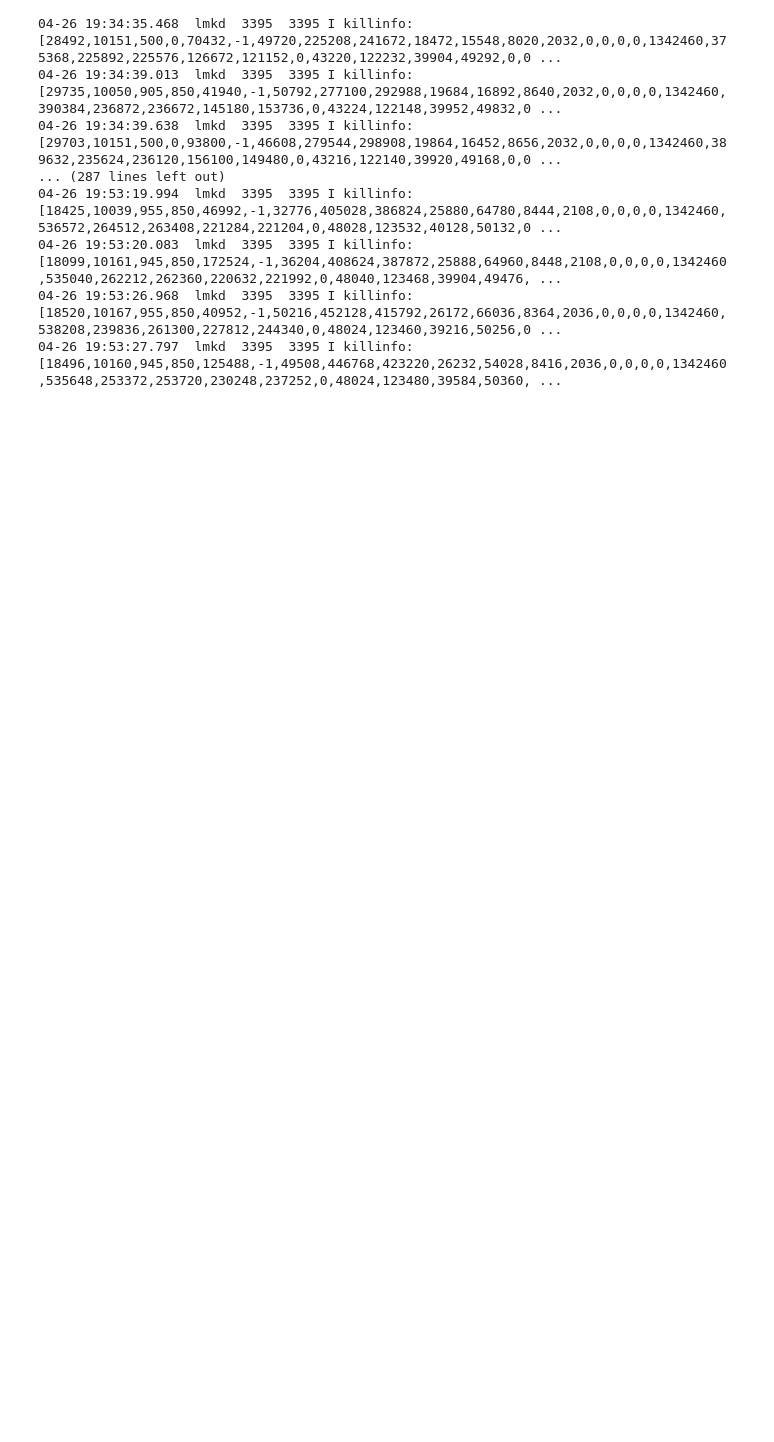
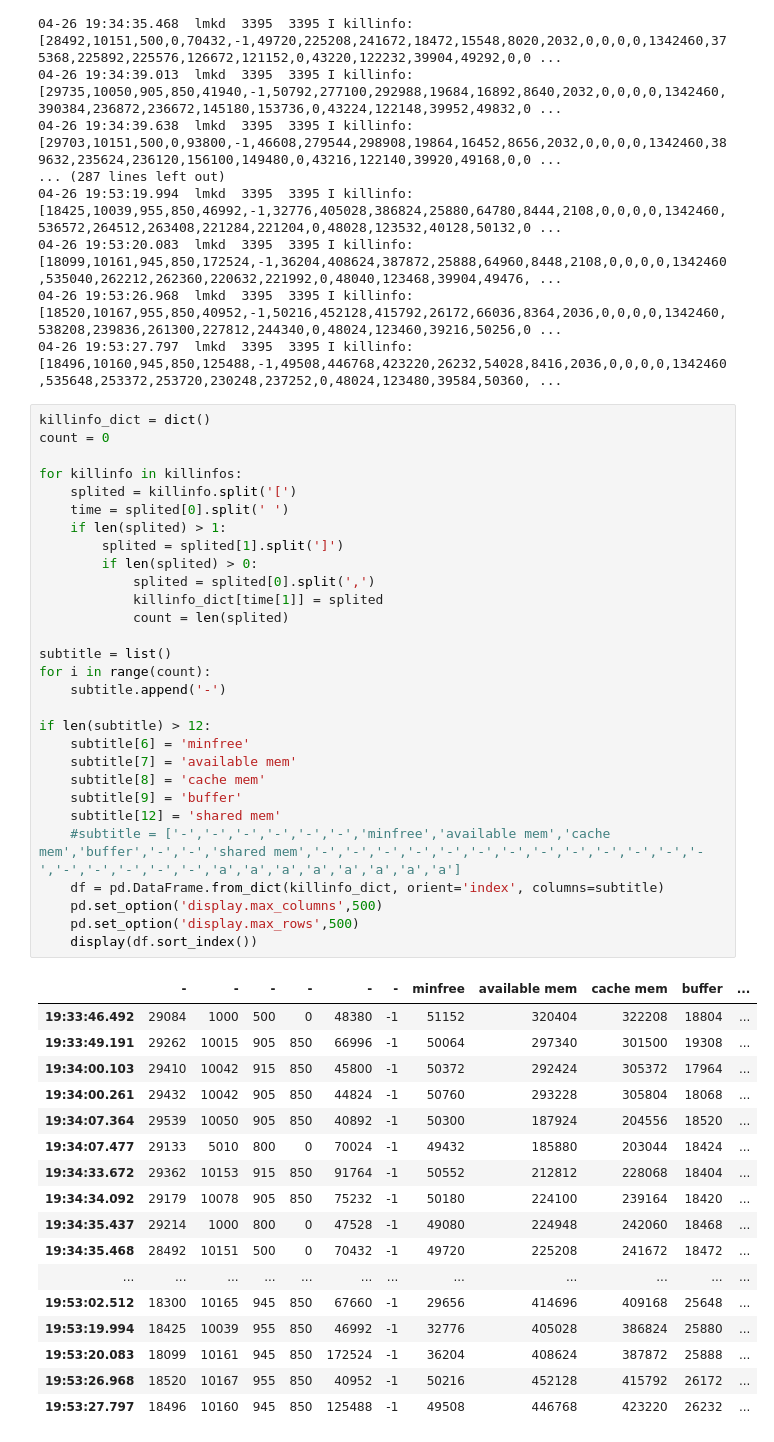
Before and after one commit to Binse-Park/Parser-android-s-dumpstate, a Jupyter notebook: log_parser.ipynb, the cells around one changed output. Drawn from its saved outputs; the diff is of its cells as text; blank space fills up the shorter version.

```diff
--- a/log_parser.ipynb
+++ b/log_parser.ipynb
@@ -1398,3 +1398,50 @@ killinfos = grep(lines,['killinfo'], 1)
 04-26 19:53:20.083  lmkd  3395  3395 I killinfo: [18099,10161,945,850,172524,-1,36204,408624,387872,25888,64960,8448,2108,0,0,0,0,1342460,535040,262212,262360,220632,221992,0,48040,123468,39904,49476, ...
 04-26 19:53:26.968  lmkd  3395  3395 I killinfo: [18520,10167,955,850,40952,-1,50216,452128,415792,26172,66036,8364,2036,0,0,0,0,1342460,538208,239836,261300,227812,244340,0,48024,123460,39216,50256,0 ...
 04-26 19:53:27.797  lmkd  3395  3395 I killinfo: [18496,10160,945,850,125488,-1,49508,446768,423220,26232,54028,8416,2036,0,0,0,0,1342460,535648,253372,253720,230248,237252,0,48024,123480,39584,50360, ...
+# %%
+killinfo_dict = dict()
+count = 0
+
+for killinfo in killinfos:
+    splited = killinfo.split('[')
+    time = splited[0].split(' ')
+    if len(splited) > 1:
+        splited = splited[1].split(']')
+        if len(splited) > 0:
+            splited = splited[0].split(',')
+            killinfo_dict[time[1]] = splited
+            count = len(splited)
+
+subtitle = list()
+for i in range(count):
+    subtitle.append('-')
+
+if len(subtitle) > 12:
+    subtitle[6] = 'minfree'
+    subtitle[7] = 'available mem'
+    subtitle[8] = 'cache mem'
+    subtitle[9] = 'buffer'
+    subtitle[12] = 'shared mem'
+    #subtitle = ['-','-','-','-','-','-','minfree','available mem','cache mem','buffer','-','-','shared mem','-','-','-','-','-','-','-','-','-','-','-','-','-','-','-','-','-','-','a','a','a','a','a','a','a','a']
+    df = pd.DataFrame.from_dict(killinfo_dict, orient='index', columns=subtitle)
+    pd.set_option('display.max_columns',500)
+    pd.set_option('display.max_rows',500)
+    display(df.sort_index())
+# %% [output]
+|  | - | - | - | - | - | - | minfree | available mem | cache mem | buffer | ... |
+| 19:33:46.492 | 29084 | 1000 | 500 | 0 | 48380 | -1 | 51152 | 320404 | 322208 | 18804 | ... |
+| 19:33:49.191 | 29262 | 10015 | 905 | 850 | 66996 | -1 | 50064 | 297340 | 301500 | 19308 | ... |
+| 19:34:00.103 | 29410 | 10042 | 915 | 850 | 45800 | -1 | 50372 | 292424 | 305372 | 17964 | ... |
+| 19:34:00.261 | 29432 | 10042 | 905 | 850 | 44824 | -1 | 50760 | 293228 | 305804 | 18068 | ... |
+| 19:34:07.364 | 29539 | 10050 | 905 | 850 | 40892 | -1 | 50300 | 187924 | 204556 | 18520 | ... |
+| 19:34:07.477 | 29133 | 5010 | 800 | 0 | 70024 | -1 | 49432 | 185880 | 203044 | 18424 | ... |
+| 19:34:33.672 | 29362 | 10153 | 915 | 850 | 91764 | -1 | 50552 | 212812 | 228068 | 18404 | ... |
+| 19:34:34.092 | 29179 | 10078 | 905 | 850 | 75232 | -1 | 50180 | 224100 | 239164 | 18420 | ... |
+| 19:34:35.437 | 29214 | 1000 | 800 | 0 | 47528 | -1 | 49080 | 224948 | 242060 | 18468 | ... |
+| 19:34:35.468 | 28492 | 10151 | 500 | 0 | 70432 | -1 | 49720 | 225208 | 241672 | 18472 | ... |
+| ... | ... | ... | ... | ... | ... | ... | ... | ... | ... | ... | ... |
+| 19:53:02.512 | 18300 | 10165 | 945 | 850 | 67660 | -1 | 29656 | 414696 | 409168 | 25648 | ... |
+| 19:53:19.994 | 18425 | 10039 | 955 | 850 | 46992 | -1 | 32776 | 405028 | 386824 | 25880 | ... |
+| 19:53:20.083 | 18099 | 10161 | 945 | 850 | 172524 | -1 | 36204 | 408624 | 387872 | 25888 | ... |
+| 19:53:26.968 | 18520 | 10167 | 955 | 850 | 40952 | -1 | 50216 | 452128 | 415792 | 26172 | ... |
+| 19:53:27.797 | 18496 | 10160 | 945 | 850 | 125488 | -1 | 49508 | 446768 | 423220 | 26232 | ... |
```
Also changed, not shown: parts of 1 cell of this notebook.
